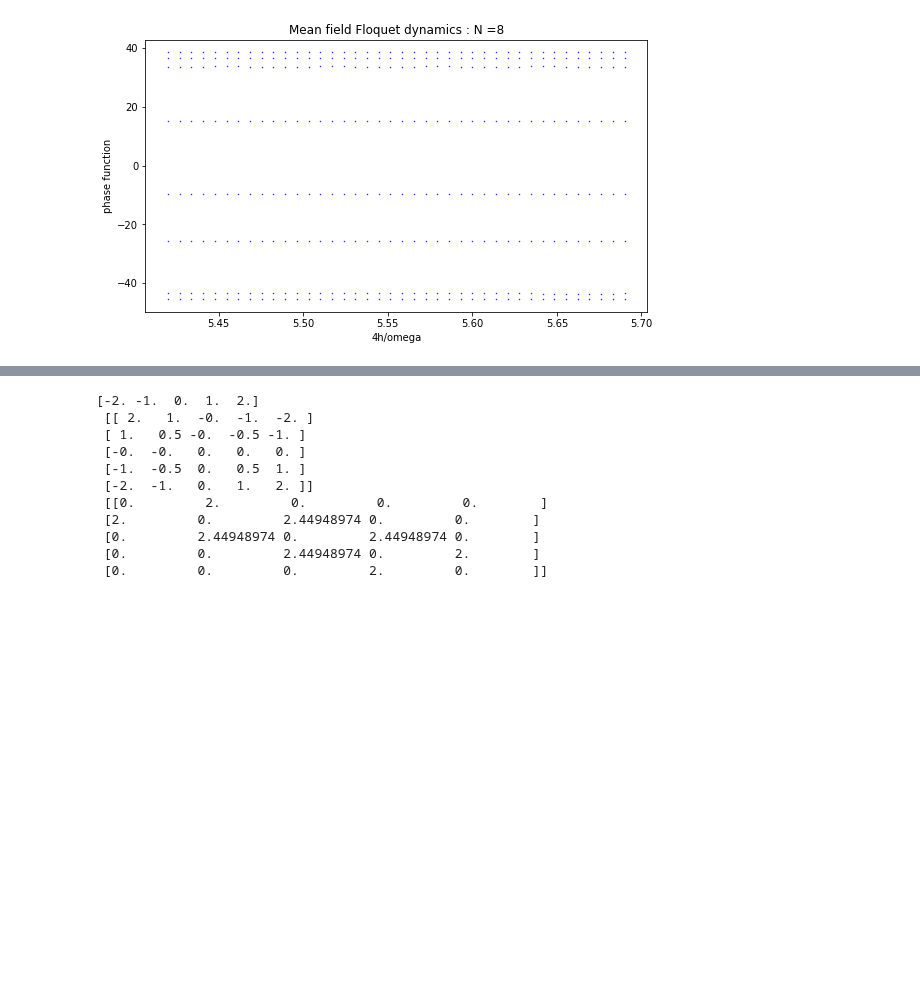
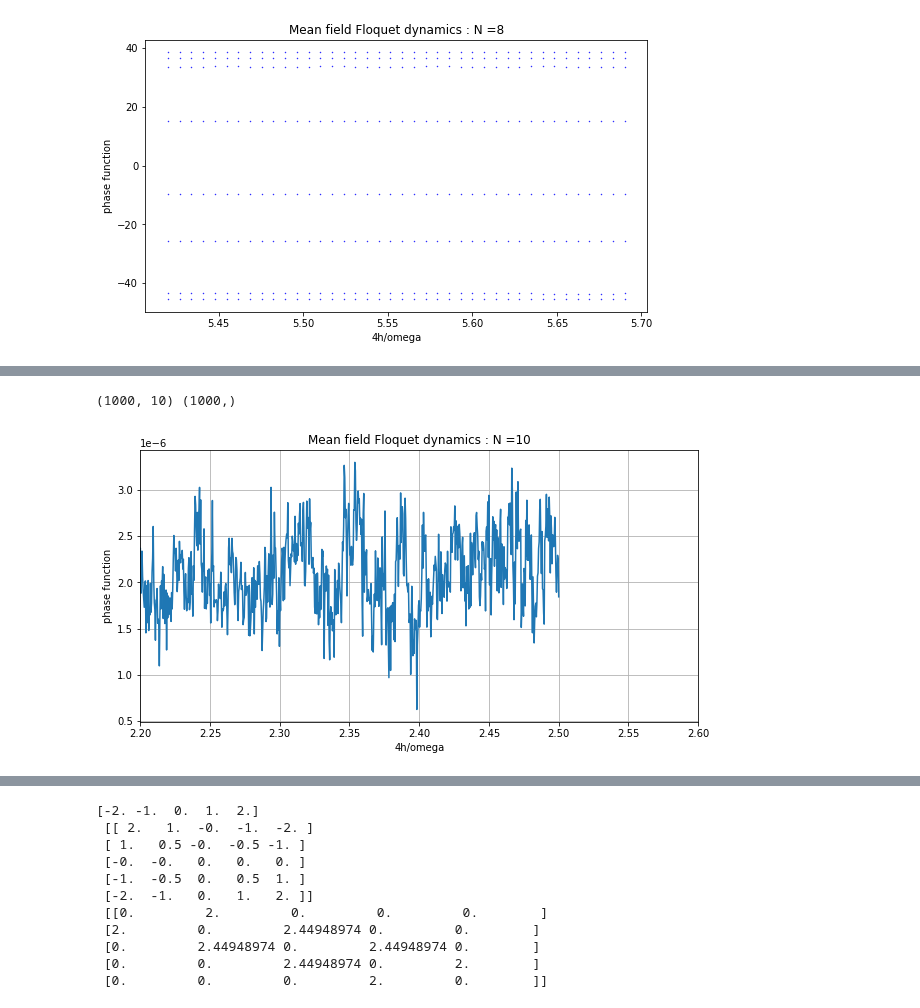
Before and after one commit to SuperStarCZ/floquet_theory, a Jupyter notebook: floquet_mfd.ipynb, the cells around one changed output, grey strips where cells are left out. Drawn from its saved outputs; the diff is of its cells as text; code cells hidden in the pictures; blank space fills up the shorter version.

Commit message:
major changes in s and a naive introduction ofaverage of phasefuntion data

```diff
--- a/floquet_mfd.ipynb
+++ b/floquet_mfd.ipynb
@@ -426,0 +433,20 @@ time taken 0.050130550066630045 minute
+# %%
+    plt.figure(figsize = (10,5))
+    print(np.shape(data),np.shape(hs))
+    avg = np.zeros(len(hs))
+    for i in np.arange(len(hs)):
+        avg[i] = np.average(data[i].imag)
+    #print(avg)
+    #for xx in np.arange(len(hs)):
+        #plt.scatter(4 * hs/omega, avg,\
+        #            color = 'blue', marker='.', s = 0.5)
+    plt.plot(4 * hs/omega, avg)
+    plt.title(title)
+    plt.xlabel("4h/omega")
+    plt.ylabel("phase function")
+    plt.grid()
+    plt.xlim(2.2,2.6)
+    plt.show()
+# %% [output]
+(1000, 10) (1000,)
+[figure, added]
```
Also changed, not shown: parts of 3 cells of this notebook.
